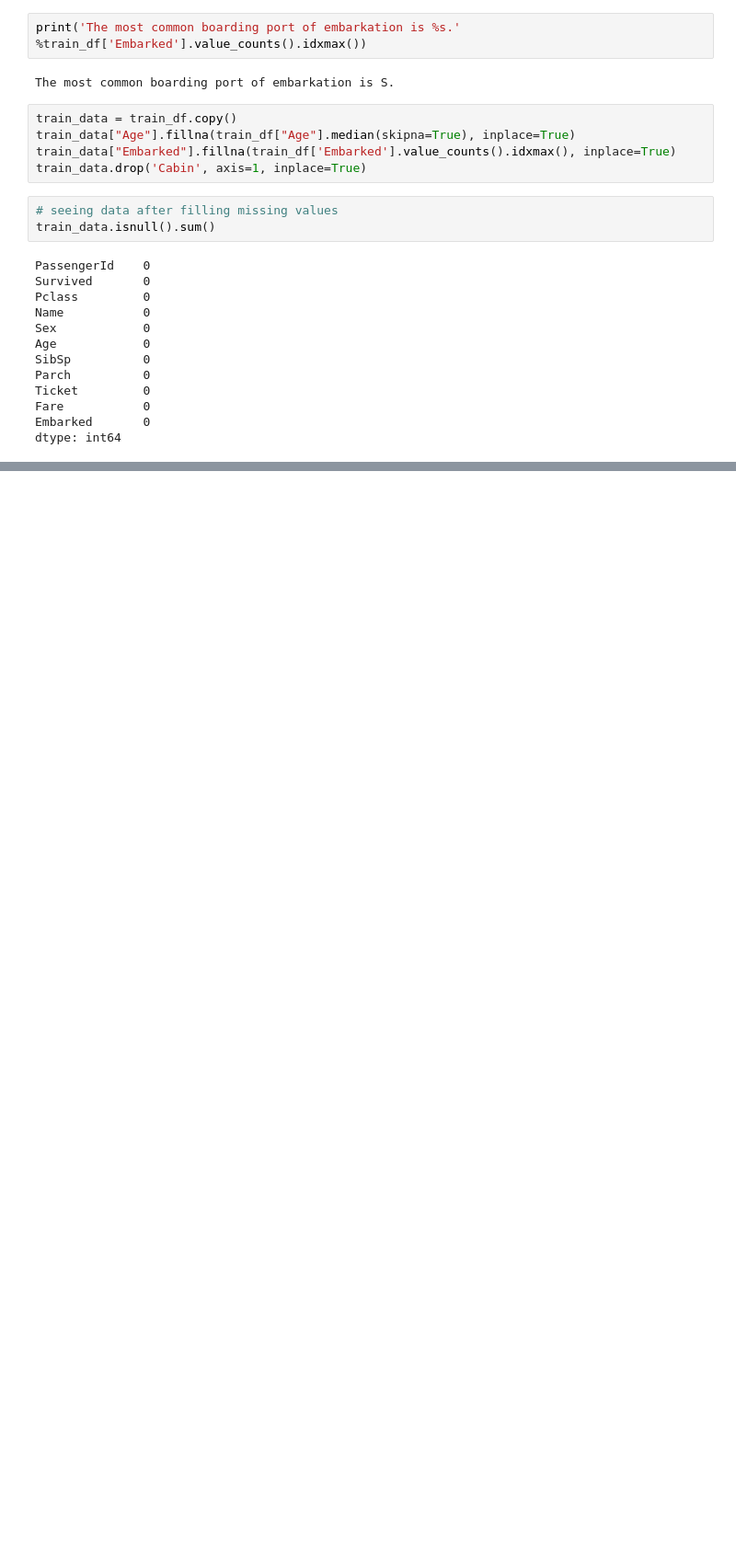
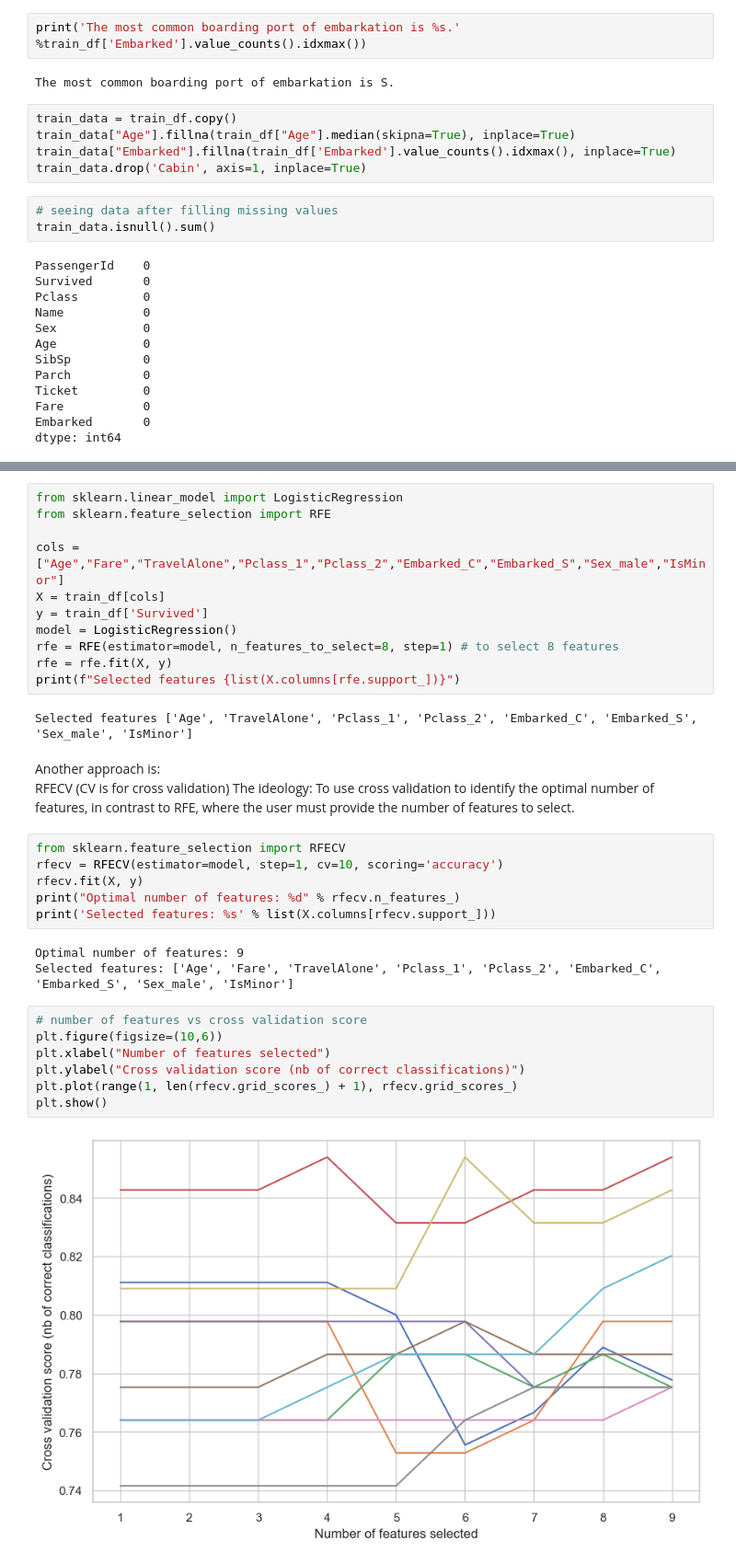
Before and after one commit to amanjaiswalofficial/machine-learning-engineer-roadmap, a Jupyter notebook: kaggle-notebooks/03-algorithms-logistic-regression-titanic-dataset.ipynb, the cells around one changed output, grey strips where cells are left out. Shown: that part at 92% size. Cells and saved outputs as stored; diff of their text form; blank space fills up the shorter version.

```diff
--- a/kaggle-notebooks/03-algorithms-logistic-regression-titanic-dataset.ipynb
+++ b/kaggle-notebooks/03-algorithms-logistic-regression-titanic-dataset.ipynb
@@ -123,0 +235,36 @@ dtype: int64
+# %%
+from sklearn.linear_model import LogisticRegression
+from sklearn.feature_selection import RFE
+
+cols = ["Age","Fare","TravelAlone","Pclass_1","Pclass_2","Embarked_C","Embarked_S","Sex_male","IsMinor"]
+X = train_df[cols]
+y = train_df['Survived']
+model = LogisticRegression()
+rfe = RFE(estimator=model, n_features_to_select=8, step=1) # to select 8 features
+rfe = rfe.fit(X, y)
+print(f"Selected features {list(X.columns[rfe.support_])}")
+# %% [output]
+Selected features ['Age', 'TravelAlone', 'Pclass_1', 'Pclass_2', 'Embarked_C', 'Embarked_S', 'Sex_male', 'IsMinor']
+# %% [markdown]
+Another approach is:
+RFECV (CV is for cross validation)
+The ideology:
+To use cross validation to identify the optimal number of features, in contrast to RFE, where the user must provide the number of features to select.
+# %%
+from sklearn.feature_selection import RFECV
+rfecv = RFECV(estimator=model, step=1, cv=10, scoring='accuracy')
+rfecv.fit(X, y)
+print("Optimal number of features: %d" % rfecv.n_features_)
+print('Selected features: %s' % list(X.columns[rfecv.support_]))
+# %% [output]
+Optimal number of features: 9
+Selected features: ['Age', 'Fare', 'TravelAlone', 'Pclass_1', 'Pclass_2', 'Embarked_C', 'Embarked_S', 'Sex_male', 'IsMinor']
+# %%
+# number of features vs cross validation score
+plt.figure(figsize=(10,6))
+plt.xlabel("Number of features selected")
+plt.ylabel("Cross validation score (nb of correct classifications)")
+plt.plot(range(1, len(rfecv.grid_scores_) + 1), rfecv.grid_scores_)
+plt.show()
+# %% [output]
+[figure, added]
```
Also changed, not shown: parts of 16 cells of this notebook.
